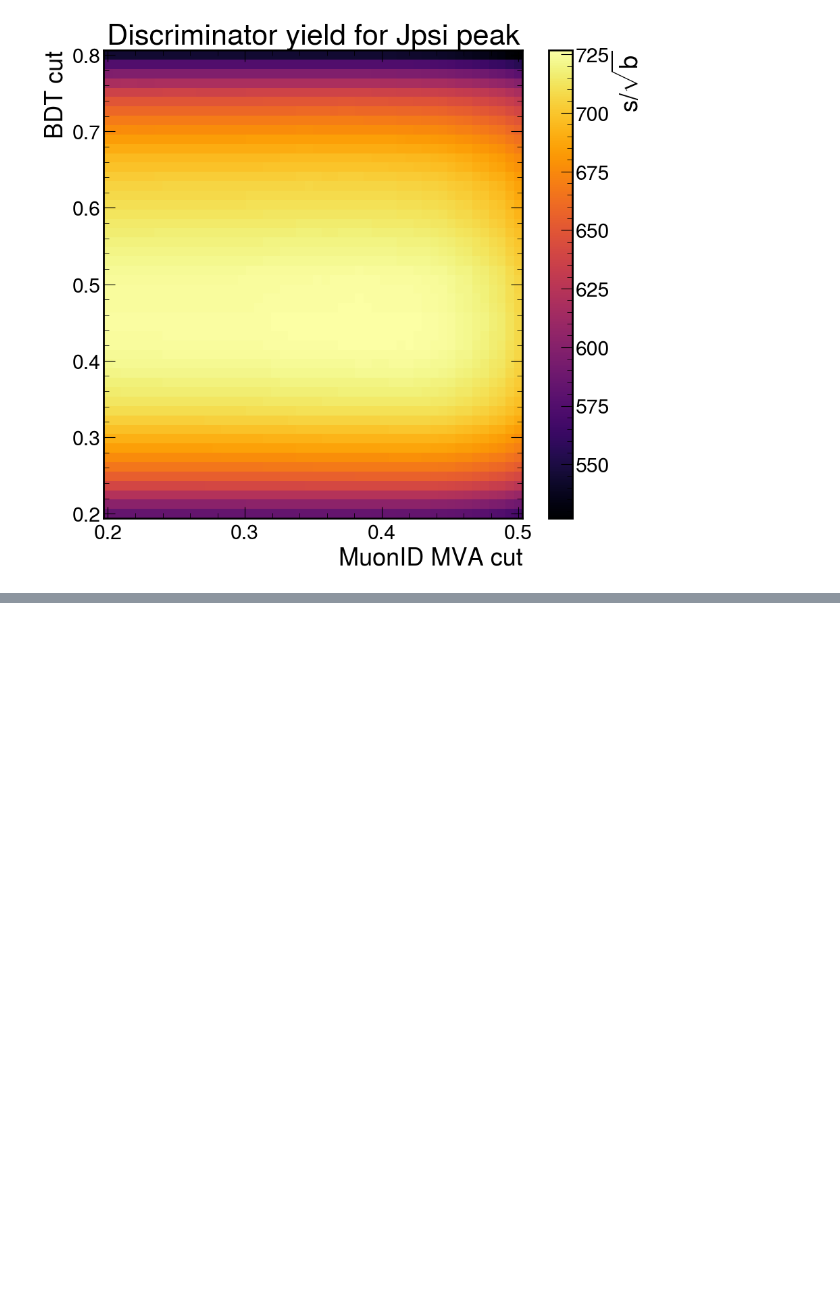
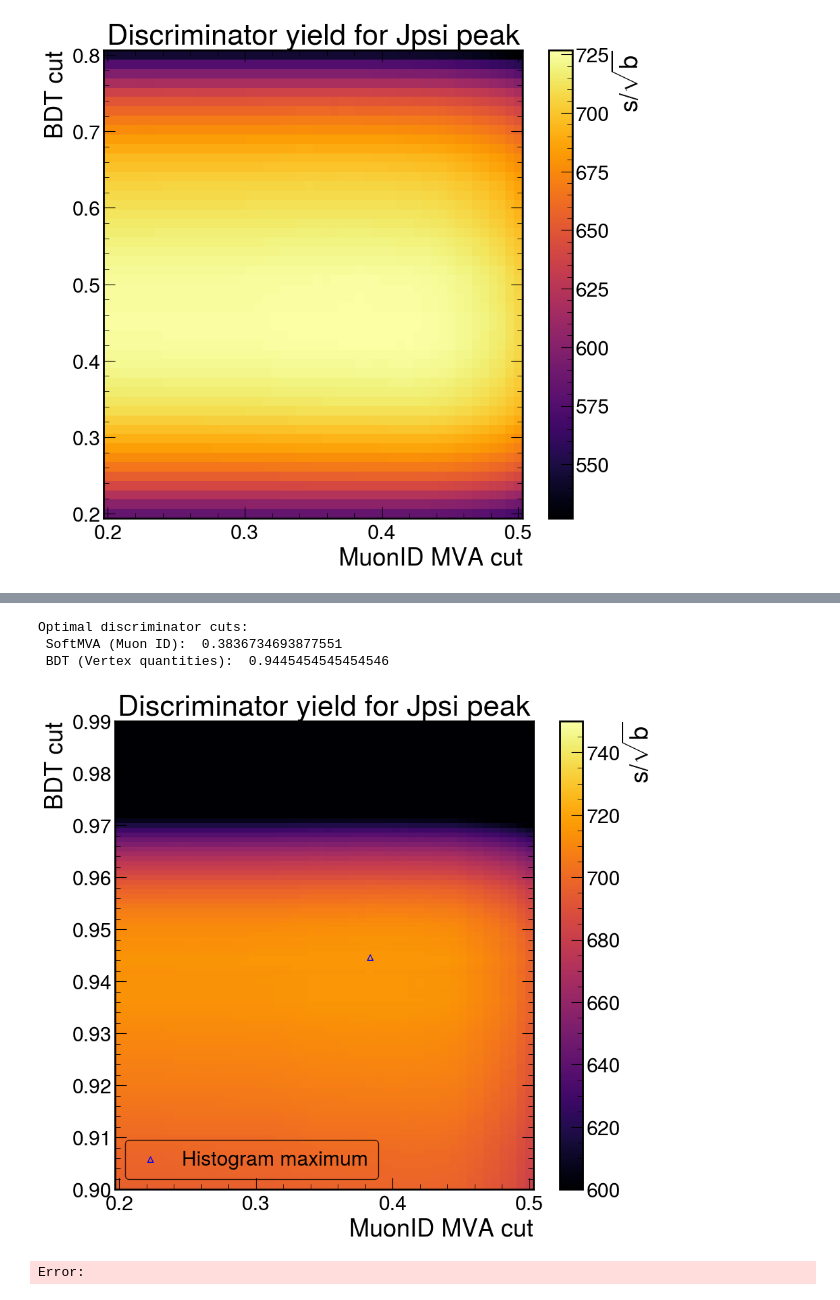
Before and after one commit to ludomori99/Darkphotons_Run3, a Jupyter notebook: BDT/view_training.ipynb, the cells around one changed output, grey strips where cells are left out. Cells and saved outputs as stored; diff of their text form; code cells hidden in the pictures; blank space fills up the shorter version.

```diff
--- a/BDT/view_training.ipynb
+++ b/BDT/view_training.ipynb
@@ -373,7 +373,7 @@ Jpsi_fp.plot_hist([Jpsi_fp.X_val["Mm_kin_pvip"][Jpsi_fp.y_val==1],
 Now look for optimal discriminators
 # %%
 predY = Y_forest.bst.predict(xgb.DMatrix(Y_forest.trainData_skinny))
-predJpsi = Y_forest.bst.predict(xgb.DMatrix(Y_forest_on_Jpsi.trainData_skinny))
+predJpsi = Y_forest.bst.predict(xgb.DMatrix(Y_forest_on_Jpsi_corr.trainData_skinny))
 # %%
 #Study cuts on discriminators to optimize for Y
 
@@ -450,0 +512,39 @@ plt.show()
+# %%
+id1Jpsi=Jpsi_fp.trainData["Muon_softMva1"]
+id2Jpsi=Jpsi_fp.trainData["Muon_softMva2"]
+sig_cut = Jpsi_fp.trainData["Score"]==1
+bkg_cut = Jpsi_fp.trainData["Score"]==0
+
+def efficiencyJpsi(id_lim,dis_lim):
+    sig = (predJpsi[sig_cut] > dis_lim) & (id1Jpsi[sig_cut] > id_lim) & (id2Jpsi[sig_cut] > id_lim)
+    s = np.sum(Jpsi_fp.trainData["weights_prompt"][sig_cut][sig])
+    bkg = (predJpsi[bkg_cut] > dis_lim) & (id1Jpsi[bkg_cut] > id_lim) & (id2Jpsi[bkg_cut] > id_lim)
+    b = np.sum(bkg)
+    return s/np.sqrt(b) if b!= 0 else 0
+# %%
+id_vals = np.linspace(0.2,0.5,50)
+vtx_vals= np.linspace(0.9,0.99,100)
+XY, YY = np.meshgrid(id_vals,vtx_vals)
+effY = np.vectorize(efficiencyJpsi)(XY,YY)
+idxY = np.unravel_index(np.argmax(effY),effY.shape)
+print("Optimal discriminator cuts: \n SoftMVA (Muon ID): ", XY[idxY], "\n BDT (Vertex quantities): ", YY[idxY])
+# %% [output]
+Optimal discriminator cuts:
+ SoftMVA (Muon ID):  0.3836734693877551
+ BDT (Vertex quantities):  0.9445454545454546
+# %%
+plt.figure(figsize=(10, 9))
+pcm = plt.pcolormesh(XY, YY, effY, shading='auto', cmap='inferno',vmin=600,vmax=750)# norm=matplotlib.colors.LogNorm()
+plt.scatter( XY[idxY], YY[idxY],marker = '^', edgecolors='blue', facecolors='none', label="Histogram maximum")
+plt.legend(loc='lower left',    frameon=True, edgecolor='black', facecolor='none',)
+colorbar = plt.colorbar(pcm, label='$s/\sqrt{b}$')
+# colorbar_ticks = [1000,1300 , 2000]  # Define your desired tick positions
+# colorbar.set_ticks(colorbar_ticks)
+plt.xlabel('MuonID MVA cut')
+plt.ylabel('BDT cut')
+plt.title('Discriminator yield for Jpsi peak')
+plt.ylim(0.9,0.99)
+plt.show()
+# %% [output]
+[figure, added]
+Error:
```
Also changed, not shown: parts of 11 cells of this notebook, 18 other files.
